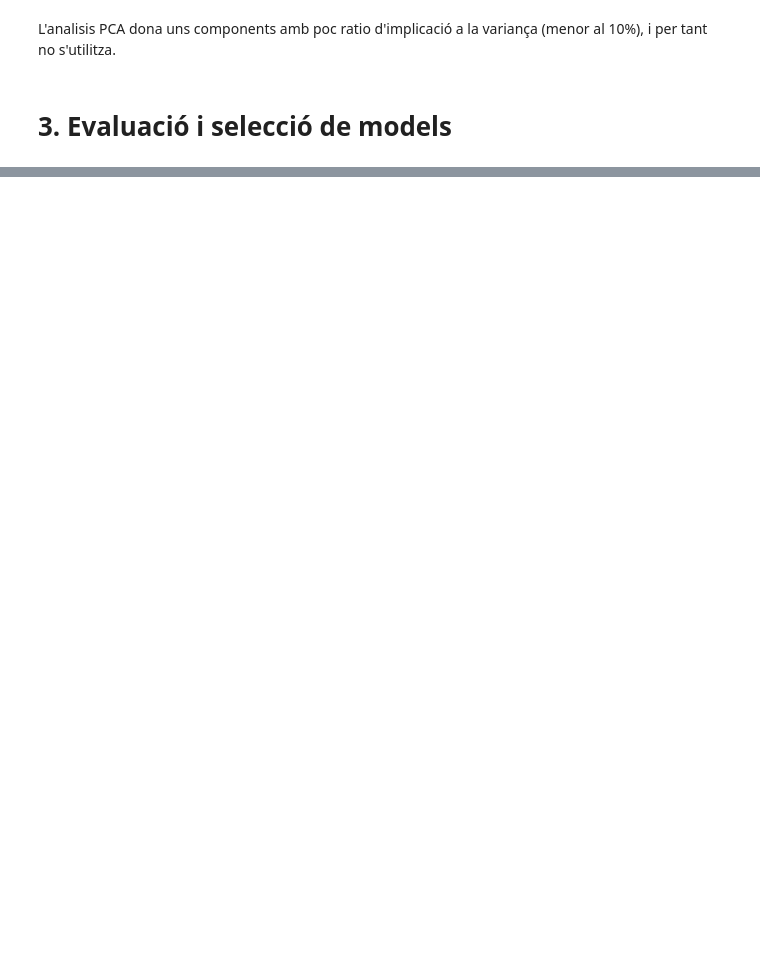
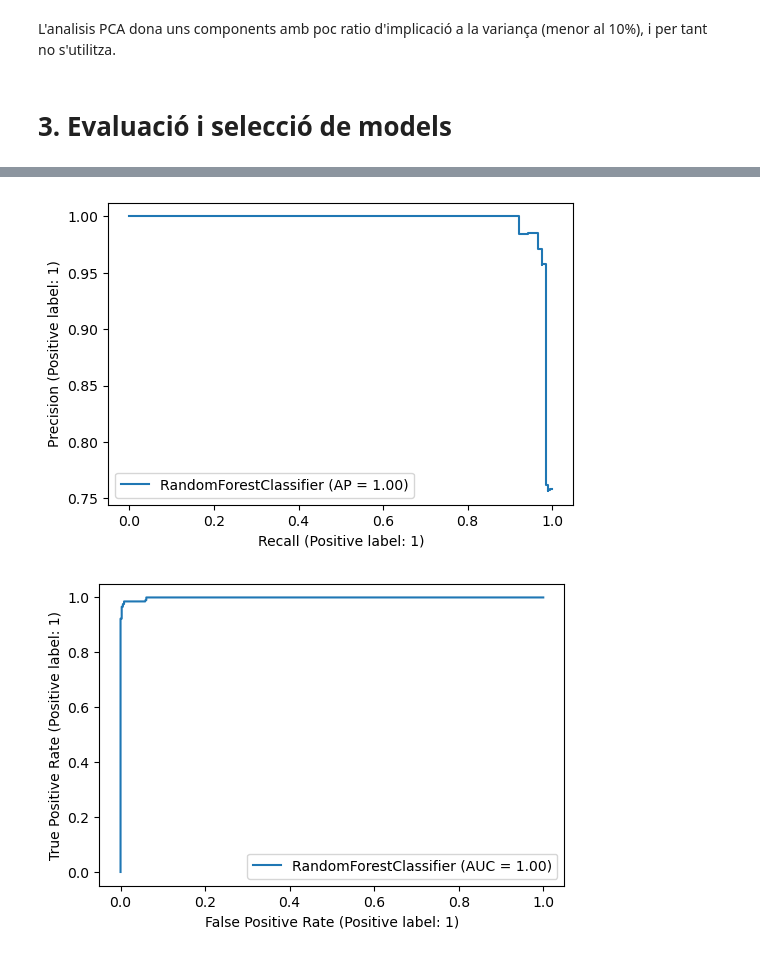
Before and after one commit to saul44203/HR-Analytics-Case-Study, a Jupyter notebook: notebook.ipynb, the cells around one changed output, grey strips where cells are left out. Saved outputs shown, nothing was run; the diff lists cells and outputs as text; code cells hidden in the pictures; blank space fills up the shorter version.

```diff
--- a/notebook.ipynb
+++ b/notebook.ipynb
@@ -294,25 +269,30 @@ weighted avg       0.81      0.81      0.81      1290
 # %%
-from sklearn.model_selection import RandomizedSearchCV, StratifiedKFold
+from sklearn.model_selection import RandomizedSearchCV
 
-# Buscar els millors parametres pel classificador basat en Random Forests amb elecció
-# de f1 com a métrica de scoring en la seva versió macro per comptar totes les classes per igual
+# Buscar els millors parametres pel classificador basat en Random Forest de forma
+# aleatoria amb RandomizedSearchCV i la elecció de f1 com a métrica de scoring
+# per la validació creuada en la seva versió macro per comptar totes les classes
+# per igual
 
 params = {
-    'bootstrap': [True, False],
-    'max_depth': [10, 20, 30, 40, 50, 60, 70, 80, 90, 100, None],
-    'max_features': ['auto', 'sqrt'],
-    'min_samples_leaf': [1, 2, 4],
-    'min_samples_split': [2, 5, 10],
-    'n_estimators': [200, 400, 600, 800, 1000]
+    "n_estimators": [100, 200, 300, 400, 500, 600, 700, 800, 900, 1000],
+    "criterion": ["gini", "entropy"],
+    "bootstrap": [True, False],
+    "class_weight": ["balanced", "balanced_subsamble"],
+    "max_depth": [10, 20, 30, 40, 50, 60, 70, 80, 90, 100, None],
+    "max_features": ["auto", "sqrt", "log2"],
+    "min_samples_leaf": [1, 2, 4, 8, 16],
+    "min_samples_split": [2, 5, 10, 20],
 }
 
 grid = RandomizedSearchCV(
-    estimator=RandomForestClassifier(random_state=state),
+    estimator=RandomForestClassifier(random_state=state, n_jobs=-1),
     cv=StratifiedKFold(n_splits=5),
+    n_iter=100,
     param_distributions=params,
     scoring='f1_macro',
     n_jobs=-1,
-    verbose=2,
+    verbose=1,
     random_state=state
 )
 
@@ -390,0 +398,10 @@ plt.show()
+# %%
+from sklearn.metrics import plot_precision_recall_curve, plot_roc_curve
+
+# Corbes Precision-Recall i ROC del model final amb les dades de testeig
+plot_precision_recall_curve(best_rf, X_test, y_test)
+plot_roc_curve(best_rf, X_test, y_test)
+plt.show()
+# %% [output]
+[figure, added]
+[figure, added]
```
Also changed, not shown: parts of 18 cells of this notebook.
